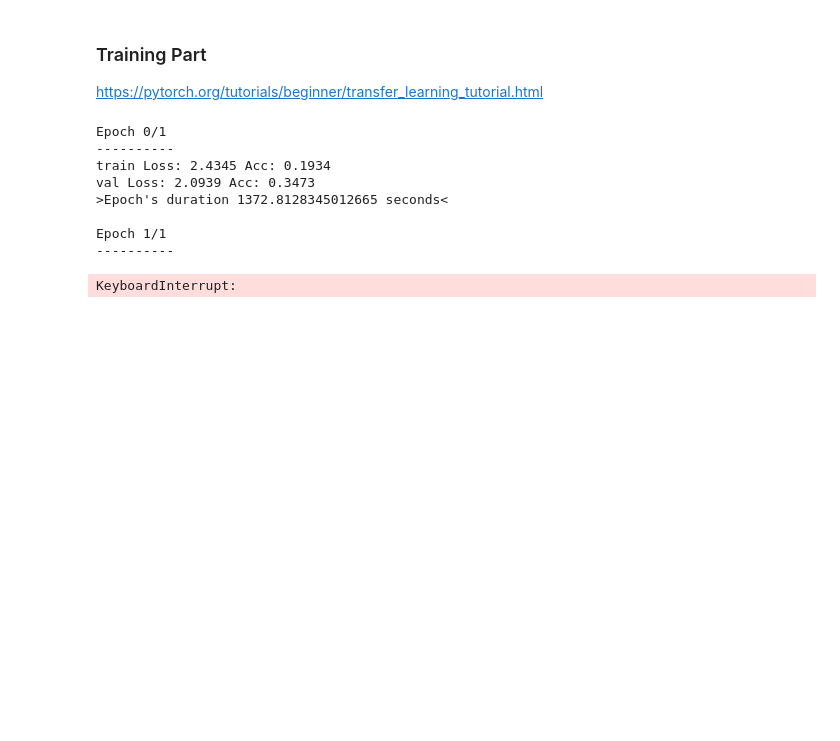
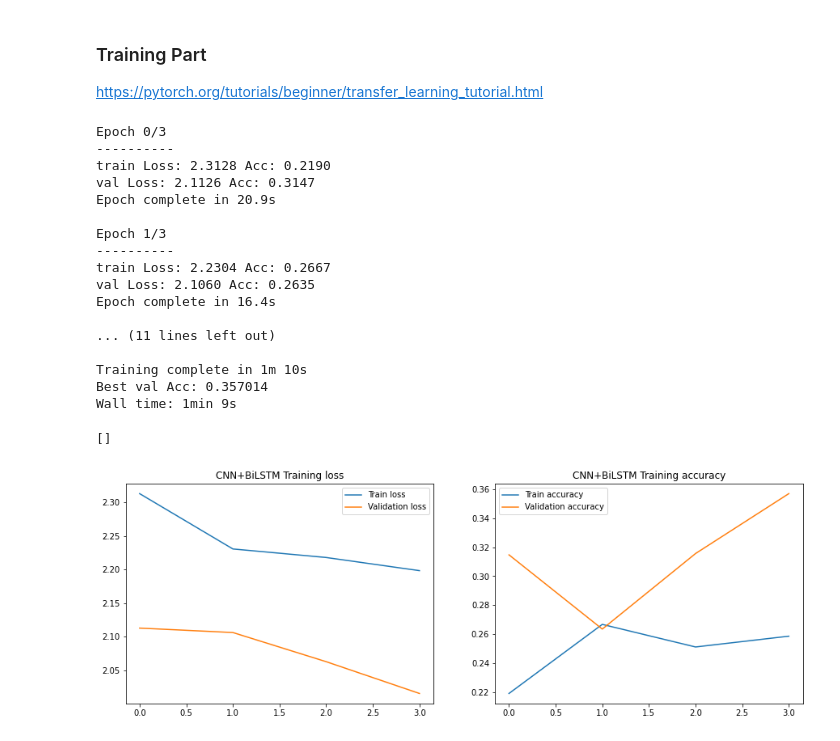
Before and after one commit to Richuo/Audio-Tagging-Silent-Cities, a Jupyter notebook: notebooks/finetune_cnn.ipynb, the cells around one changed output. Cells and saved outputs as stored; diff of their text form; code cells hidden in the pictures; blank space fills up the shorter version.

```diff
--- a/notebooks/finetune_cnn.ipynb
+++ b/notebooks/finetune_cnn.ipynb
@@ -31,6 +29,8 @@ MODEL_PATH = "pretrained_models/Cnn6_mAP=0.343.pth"
 
 LABELS_PATH = "labels/all_data.csv"
 DATA_PATH = "audiodata/wav"
+SAVE_MODEL_PATH = "models"
+GRAPHS_PATH = "graphs"
 
 # Audio parameters
 SR = 14000             # Sample Rate
@@ -38,9 +38,9 @@ AUDIO_DURATION = 10    # 10 seconds duration window for all audios
 
 # Model parameters
 NB_SPECIES = 13        # Number of classes
-LR = 1e-3              # Learning Rate
-BATCH_SIZE = 16
-EPOCHS = 2
+LR = 1e-2              # Learning Rate
+BATCH_SIZE = 8
+EPOCHS = 4
 
 # Misc parameters
 RANDOM_STATE = 42
@@ -142,7 +142,7 @@ def get_dataloaders(x, y):
     tensor_y = torch.from_numpy(y).long().to(DEVICE)
 
     tensordataset = utils.TensorDataset(tensor_x, tensor_y)
-    dataloader = utils.DataLoader(tensordataset, batch_size=BATCH_SIZE)
+    dataloader = utils.DataLoader(tensordataset, batch_size=BATCH_SIZE, shuffle=True)
 
     return dataloader
 # %%
@@ -250,8 +258,13 @@ dataset_sizes = {"train": len(trainloader)*BATCH_SIZE,
                  "val": len(validationloader)*BATCH_SIZE}
 # %%
 def train_model(model, criterion, optimizer, scheduler, dataloaders, num_epochs=25):
+    history_training = {'epochs': np.arange(num_epochs),
+                        'train_loss': [],
+                        'val_loss': [],
+                        'train_acc': [],
+                        'val_acc': []}
+
     since = time.time()
-
     best_model_wts = copy.deepcopy(model.state_dict())
     best_acc = 0.0
 
@@ -302,12 +315,15 @@ def train_model(model, criterion, optimizer, scheduler, dataloaders, num_epochs=
             print('{} Loss: {:.4f} Acc: {:.4f}'.format(
                 phase, epoch_loss, epoch_acc))
 
+            history_training[f'{phase}_loss'].append(epoch_loss)
+            history_training[f'{phase}_acc'].append(epoch_acc)
+
             # deep copy the model
             if phase == 'val' and epoch_acc > best_acc:
                 best_acc = epoch_acc
                 best_model_wts = copy.deepcopy(model.state_dict())
 
-        print(f">Epoch's duration {time.time() - lasttime} seconds<\n")
+        print("Epoch complete in {:.1f}s\n".format(time.time() - lasttime))
 
     time_elapsed = time.time() - since
     print('Training complete in {:.0f}m {:.0f}s'.format(
@@ -316,7 +332,8 @@ def train_model(model, criterion, optimizer, scheduler, dataloaders, num_epochs=
 
     # load best model weights
     model.load_state_dict(best_model_wts)
-    return model
+
+    return model, history_training
 # %%
 criterion = nn.CrossEntropyLoss()
 optimizer = optim.SGD(model.parameters(), lr=LR, momentum=0.9)
@@ -325,15 +342,23 @@ optimizer = optim.SGD(model.parameters(), lr=LR, momentum=0.9)
 exp_lr_scheduler = lr_scheduler.StepLR(optimizer, step_size=7, gamma=0.1)
 # %%
 %%time
-trained_model = train_model(model, criterion, optimizer,
-                            exp_lr_scheduler, dataloaders, num_epochs=EPOCHS)
+model, history_training = train_model(model, criterion, optimizer,
+                                      exp_lr_scheduler, dataloaders, num_epochs=EPOCHS)
 # %% [output]
-Epoch 0/1
+Epoch 0/3
 ----------
-train Loss: 2.4345 Acc: 0.1934
-val Loss: 2.0939 Acc: 0.3473
->Epoch's duration 1372.8128345012665 seconds<
+train Loss: 2.3128 Acc: 0.2190
+val Loss: 2.1126 Acc: 0.3147
+Epoch complete in 20.9s
 
-Epoch 1/1
+Epoch 1/3
 ----------
+train Loss: 2.2304 Acc: 0.2667
+val Loss: 2.1060 Acc: 0.2635
+Epoch complete in 16.4s
+
+... (11 lines left out)
+
+Training complete in 1m 10s
+Best val Acc: 0.357014
+Wall time: 1min 9s
-KeyboardInterrupt:
@@ -339,0 +367,16 @@ KeyboardInterrupt:
+# %%
+hist = history_training
+fig, ax = plt.subplots(1, 2, figsize=(15,5))
+ax[0].set_title('CNN+BiLSTM Training loss')
+ax[0].plot(hist["epochs"], hist["train_loss"], label="Train loss")
+ax[0].plot(hist["epochs"], hist["val_loss"], label="Validation loss")
+ax[1].set_title('CNN+BiLSTM Training accuracy')
+ax[1].plot(hist["epochs"], hist["train_acc"], label="Train accuracy")
+ax[1].plot(hist["epochs"], hist["val_acc"], label="Validation accuracy")
+ax[0].legend()
+ax[1].legend()
+plt.savefig(f"{GRAPHS_PATH}/{MODEL_TYPE}_training.jpg")
+plt.plot()
+# %% [output]
+[]
+[figure, added]
```
Also changed, not shown: parts of 8 cells of this notebook, 8 other files.
